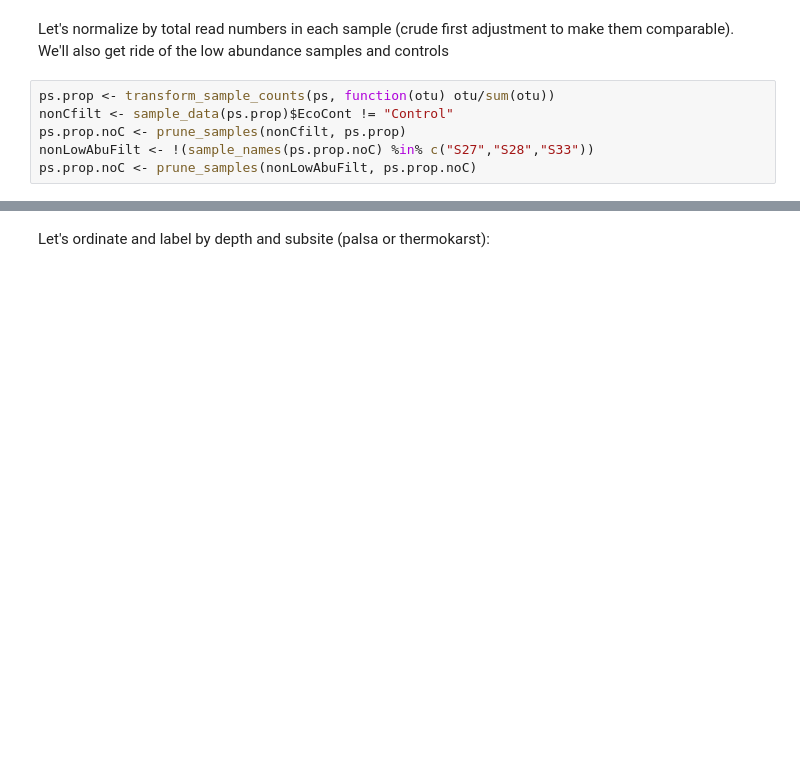
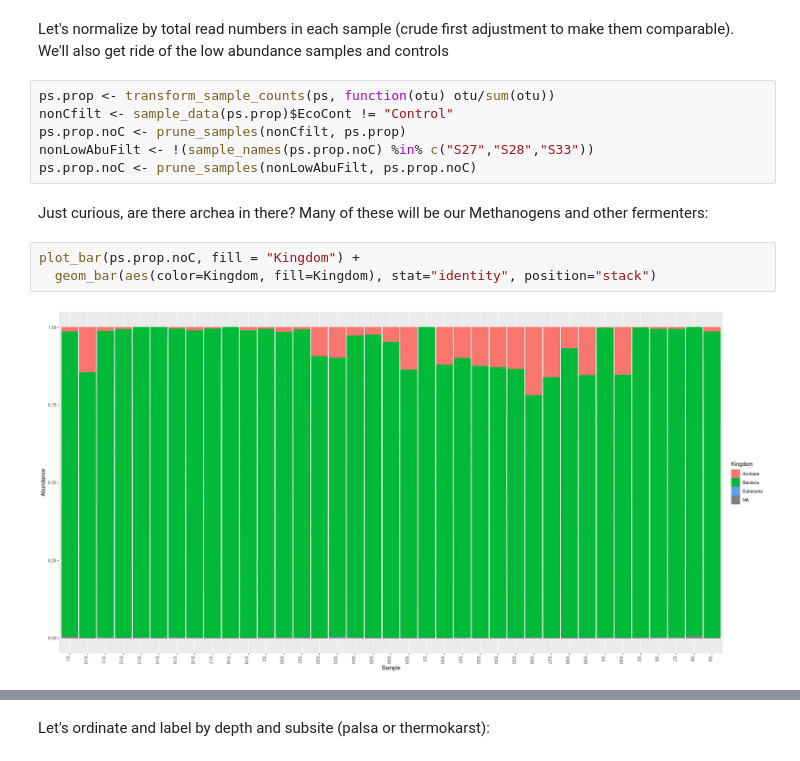
Before and after one commit to danchurch/sphagnumCUEmetabarcoding, a Jupyter notebook: sequenceAnalysis/firstLookPeat16s.ipynb, the cells around one changed output, grey strips where cells are left out. Cells and saved outputs as stored; diff of their text form; blank space fills up the shorter version.

```diff
--- a/sequenceAnalysis/firstLookPeat16s.ipynb
+++ b/sequenceAnalysis/firstLookPeat16s.ipynb
@@ -37,3 +55,10 @@ nonCfilt <- sample_data(ps.prop)$EcoCont != "Control"
 ps.prop.noC <- prune_samples(nonCfilt, ps.prop)
 nonLowAbuFilt <- !(sample_names(ps.prop.noC) %in% c("S27","S28","S33"))
 ps.prop.noC <- prune_samples(nonLowAbuFilt, ps.prop.noC)
+# %% [markdown]
+Just curious, are there archea in there? Many of these will be our Methanogens and other fermenters:
+# %%
+plot_bar(ps.prop.noC, fill = "Kingdom") +
+  geom_bar(aes(color=Kingdom, fill=Kingdom), stat="identity", position="stack")
+# %% [output]
+[figure, added]
```
Also changed, not shown: parts of 5 cells of this notebook.
